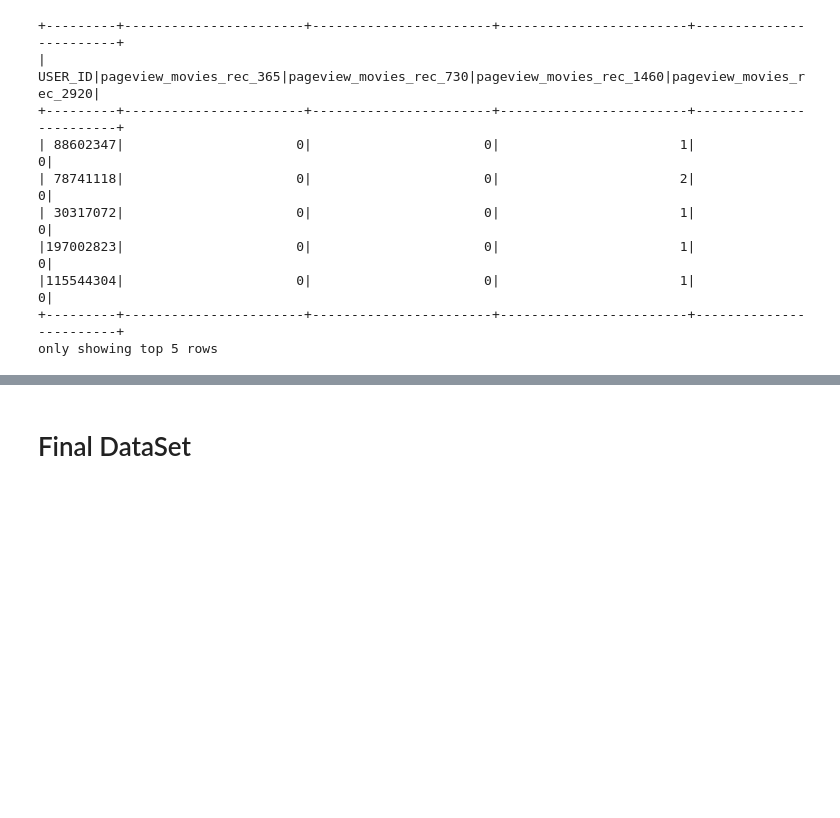
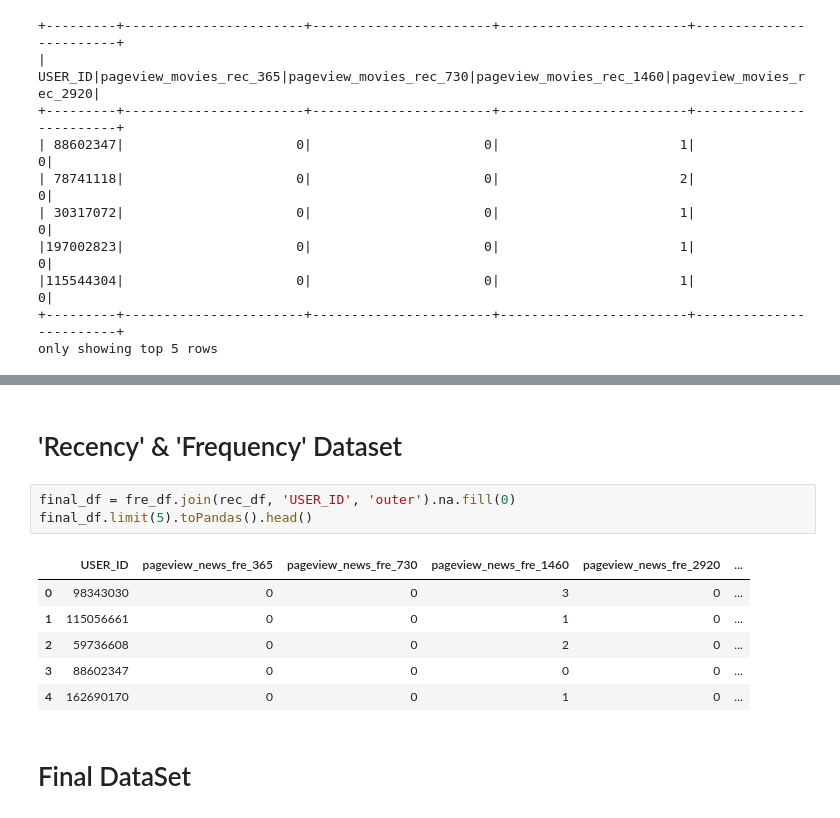
Before and after one commit to ripattna/Project, a Jupyter notebook: Jupyter_Notebook/PySpark/Case-Study-Data-Processing.ipynb, the cells around one changed output, grey strips where cells are left out. Saved outputs shown, nothing was run; the diff lists cells and outputs as text; blank space fills up the shorter version.

```diff
--- a/Jupyter_Notebook/PySpark/Case-Study-Data-Processing.ipynb
+++ b/Jupyter_Notebook/PySpark/Case-Study-Data-Processing.ipynb
@@ -461,3 +680,15 @@ result_df.limit(5).toPandas().head()
+# %% [markdown]
+# 'Recency' & 'Frequency' Dataset
+# %%
+final_df = fre_df.join(rec_df, 'USER_ID', 'outer').na.fill(0)
+final_df.limit(5).toPandas().head()
+# %% [output]
+|  | USER_ID | pageview_news_fre_365 | pageview_news_fre_730 | pageview_news_fre_1460 | pageview_news_fre_2920 | ... |
+| 0 | 98343030 | 0 | 0 | 3 | 0 | ... |
+| 1 | 115056661 | 0 | 0 | 1 | 0 | ... |
+| 2 | 59736608 | 0 | 0 | 2 | 0 | ... |
+| 3 | 88602347 | 0 | 0 | 0 | 0 | ... |
+| 4 | 162690170 | 0 | 0 | 1 | 0 | ... |
 # %% [markdown]
 # Final DataSet
 # %%
```
Also changed, not shown: parts of 30 cells of this notebook.
